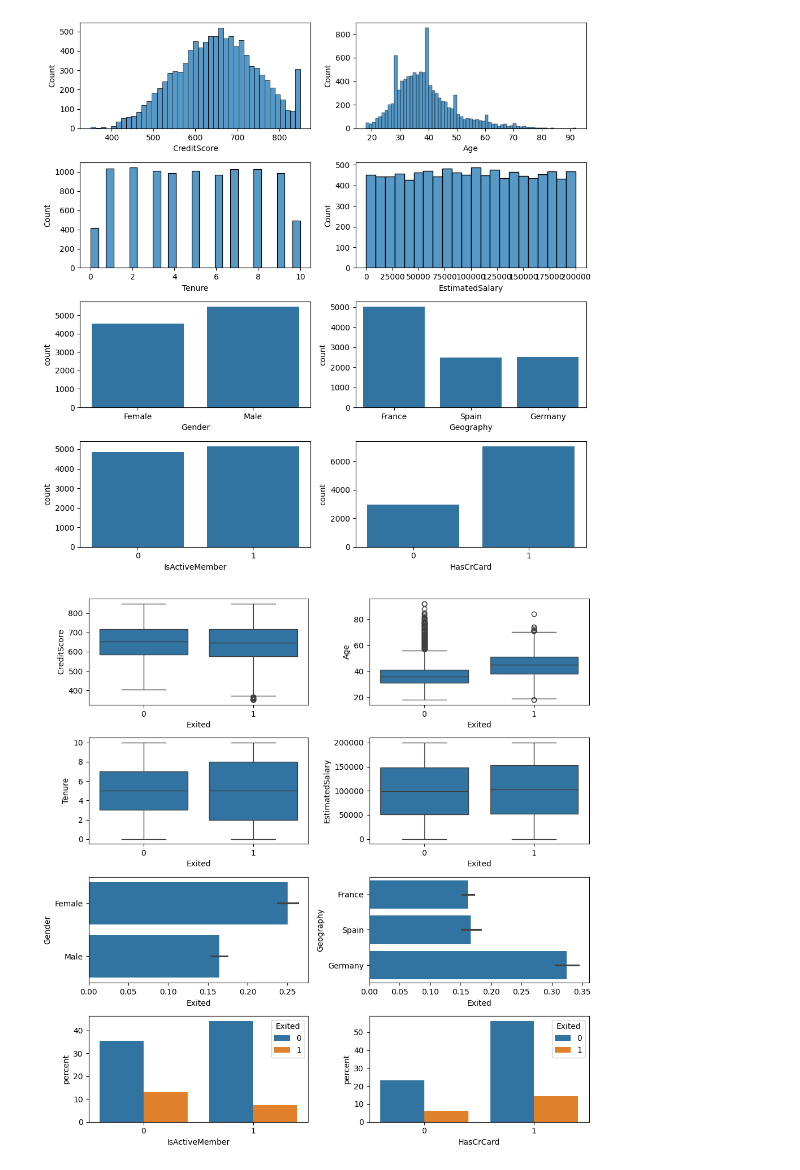
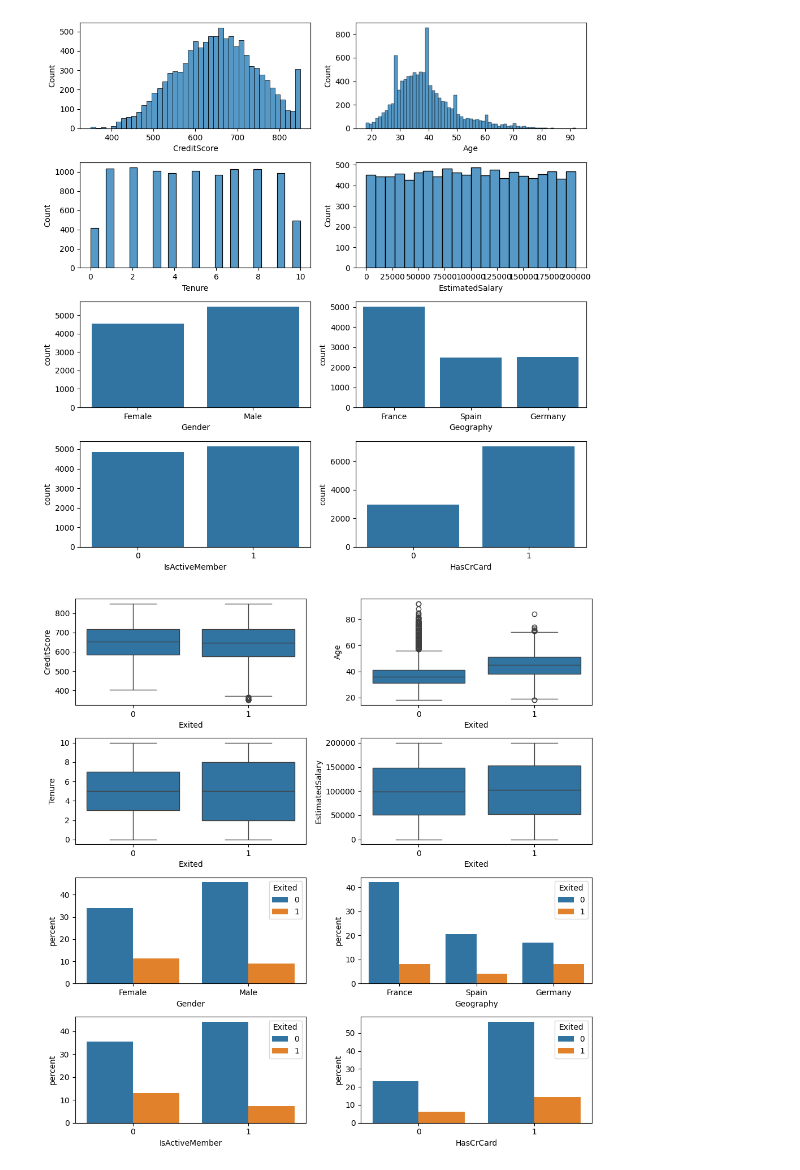
Before and after one commit to mlbvncs/Churn_Modelling_Data_Analysis, a Jupyter notebook: notebooks/main.ipynb, the cells around one changed output. Saved outputs shown, nothing was run; the diff lists cells and outputs as text; code cells hidden in the pictures.

```diff
--- a/notebooks/main.ipynb
+++ b/notebooks/main.ipynb
@@ -112,21 +112,19 @@ plt.tight_layout()
 # %%
 #Análise bivariada
 #Definindo o tamanho da figura (largura, altura)
 plt.figure(figsize=(10, 10))
 
 #Plotando  e  para colunas-chave
 cols = ['CreditScore', 'Age', 'Tenure', 'EstimatedSalary', 'Gender', 'Geography', 'IsActiveMember', 'HasCrCard']
 for i in range(8):
     #Criando uma grade de 4 linhas e 2 colunas
     plt.subplot(4, 2, i+1)
     if i<=3:
         sns.boxplot(x='Exited', y=cols[i], data=df)
-    elif i>=4 and i<=5:
-        sns.barplot(x='Exited', y=cols[i], data=df)
     else:
         sns.countplot(x=cols[i], hue='Exited', data=df, stat='percent')
 
 #Ajustando o espaçamento para os títulos não baterem nos eixos
 plt.tight_layout()
 # %% [output]
-[figure, old version]
+[figure, new version]
```
Also changed, not shown: 1 other file.
